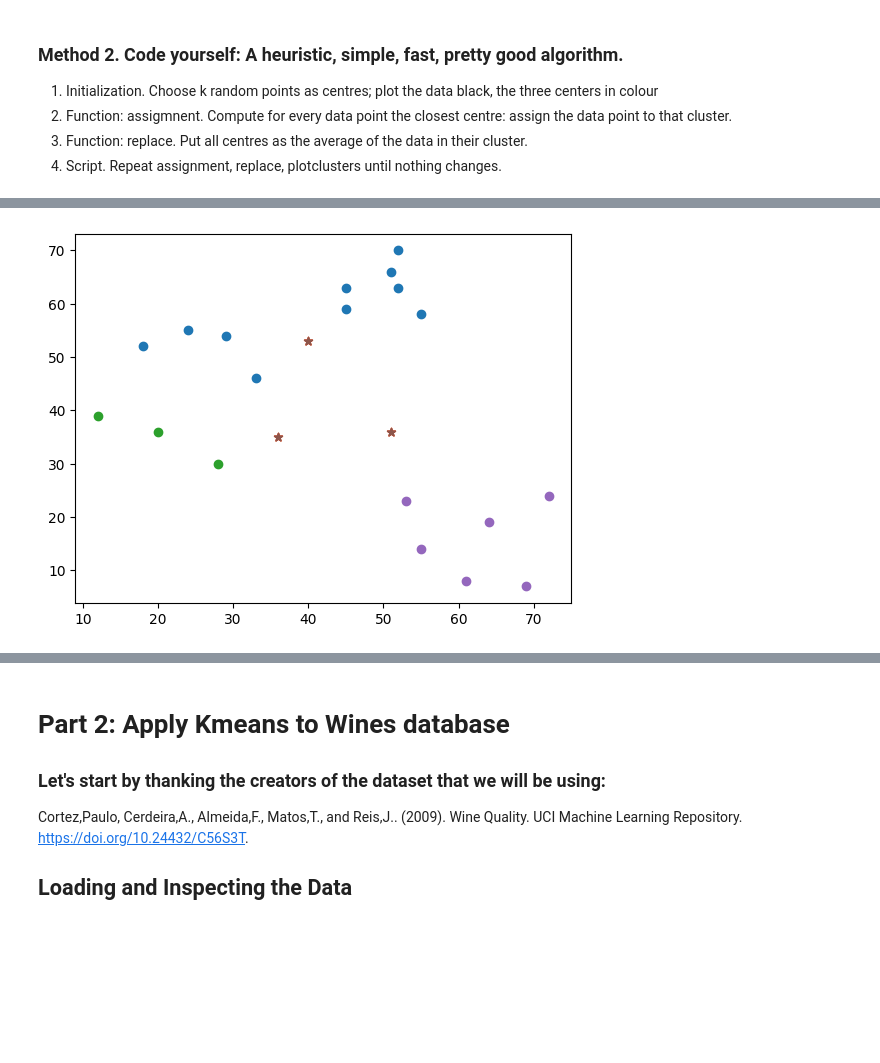
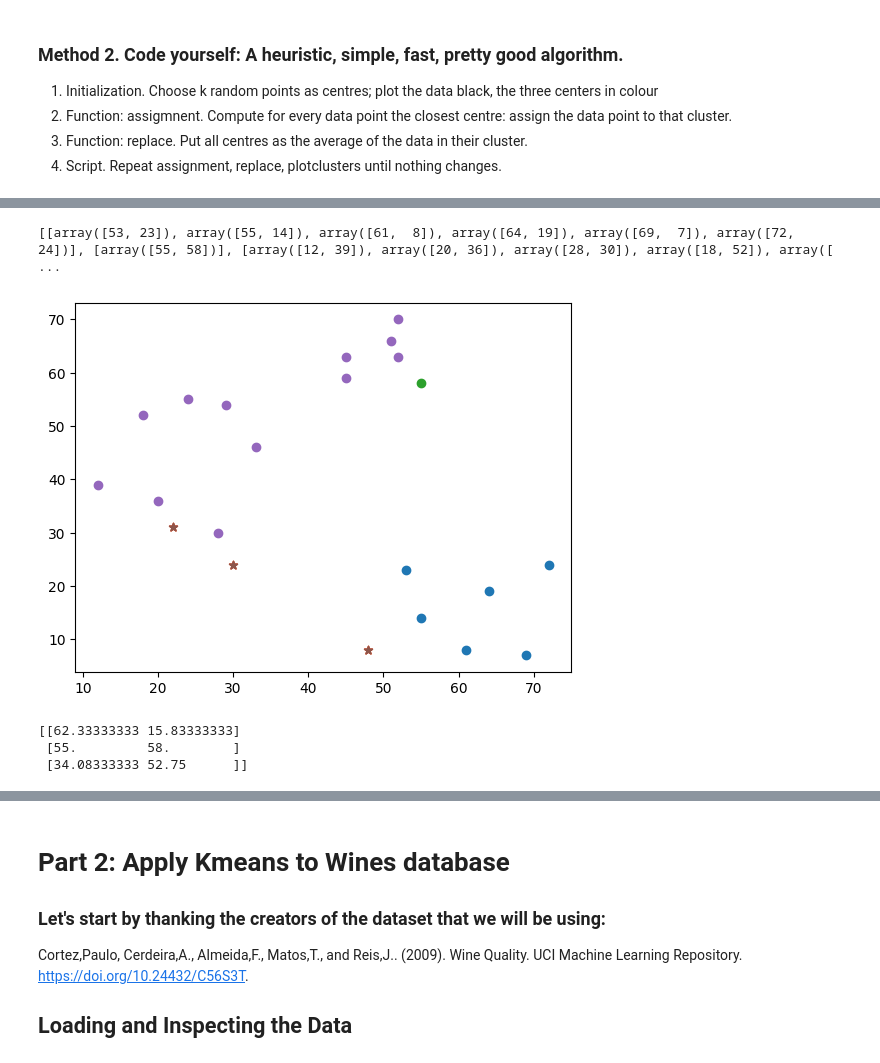
Before and after one commit to BenVigos/Machine-Learning, a Jupyter notebook: Assignment 3/Kmeans_assignment_2025_student.ipynb, the cells around one changed output, grey strips where cells are left out. Drawn from its saved outputs; the diff is of its cells as text; code cells hidden in the pictures; blank space fills up the shorter version.

```diff
--- a/Assignment 3/Kmeans_assignment_2025_student.ipynb
+++ b/Assignment 3/Kmeans_assignment_2025_student.ipynb
@@ -128,40 +128,52 @@ cluster_centers = initialize_centroids(df, 3)
 # %%
 ## Part 2. Function: assigmnent.
 
-def assignment(data: np.ndarray, cluster_centers: np.ndarray):
+def assignment(data: np.ndarray, cluster_centers: np.ndarray, k):
 
     point_labels = []
-    k = len(cluster_centers.T)
     cluster_points = []
     for _ in range(0, k):
         cluster_points.append([])
 
     for point in data.T:
         distance = []
         for index, cluster_centre in enumerate(cluster_centers.T):
             distance.append(np.linalg.norm(point - cluster_centre))
         point_labels.append(distance.index(min(distance)))
-
-
-
 
     for index, label in enumerate(point_labels):
         cluster_points[label].append(data.T[index])  # point_labels with label 0. Their index added to cluster_points[0]
 
     for label in range(0, k):
         plt.scatter(np.array(cluster_points[label]).T[0], np.array(cluster_points[label]).T[1])
         plt.scatter(cluster_centers[0], cluster_centers[1], marker='*')
 
 
     return cluster_points
 
-cluster_points = assignment(df, cluster_centers)
+cluster_points = assignment(df, cluster_centers, k)
+print(cluster_points)
 # %% [output]
+[[array([53, 23]), array([55, 14]), array([61,  8]), array([64, 19]), array([69,  7]), array([72, 24])], [array([55, 58])], [array([12, 39]), array([20, 36]), array([28, 30]), array([18, 52]), array([ ...
-[figure, old version]
+[figure, new version]
 # %%
 ## Part 3. Function: replace.
 # so now I want to compute the average of data for each cluster and put its centre there. The data for each cluster is in cluster points so I'd just take the average of that first
 # then reasign the cluster centres. return the new locations of cluster centers
 
-def replace(cluster_points):
-    mean()
+# x.mean(0) means we take the mean for each column, bc m[i,c] you're varying the 0 axis (rows) and constant columns
+def replace_centers(cluster_points):
+
+    new_cluster_centers = []
+    for cluster in cluster_points:
+        cluster = np.column_stack(cluster)
+        new_cluster_centers.append(cluster.mean(1))
+
+    return np.array(new_cluster_centers)
+
+new_cluster_centers =  replace_centers(cluster_points)
+print(new_cluster_centers)
+# %% [output]
+[[62.33333333 15.83333333]
+ [55.         58.        ]
+ [34.08333333 52.75      ]]
```
Also changed, not shown: parts of 4 cells of this notebook, 5 other files.
